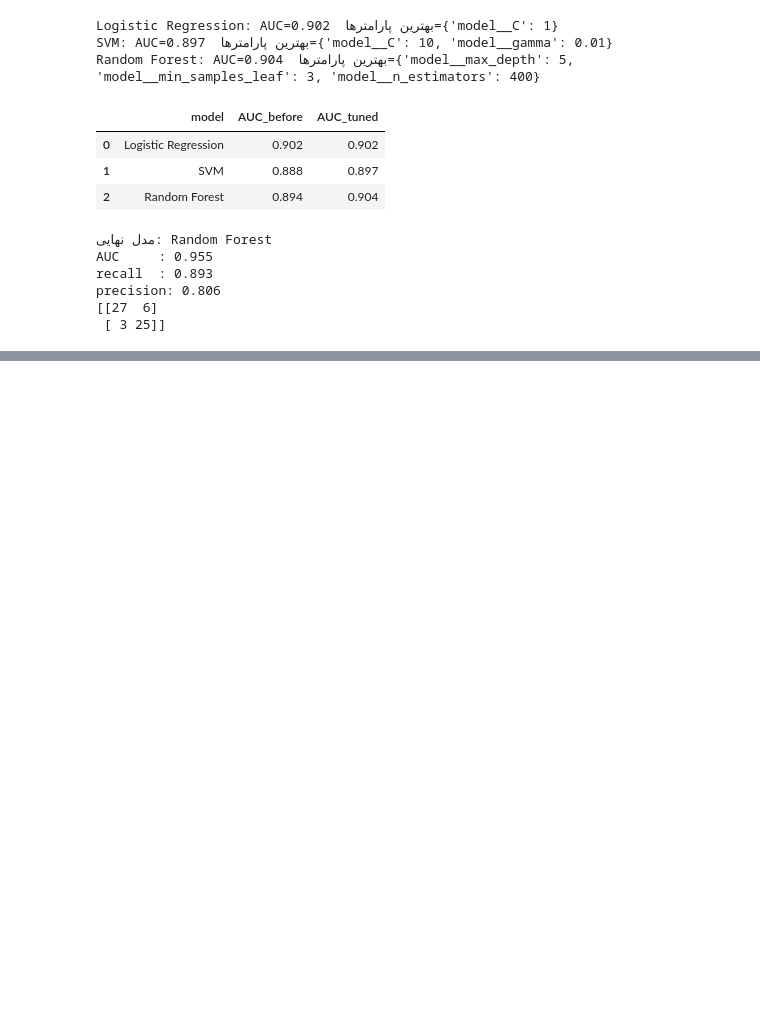
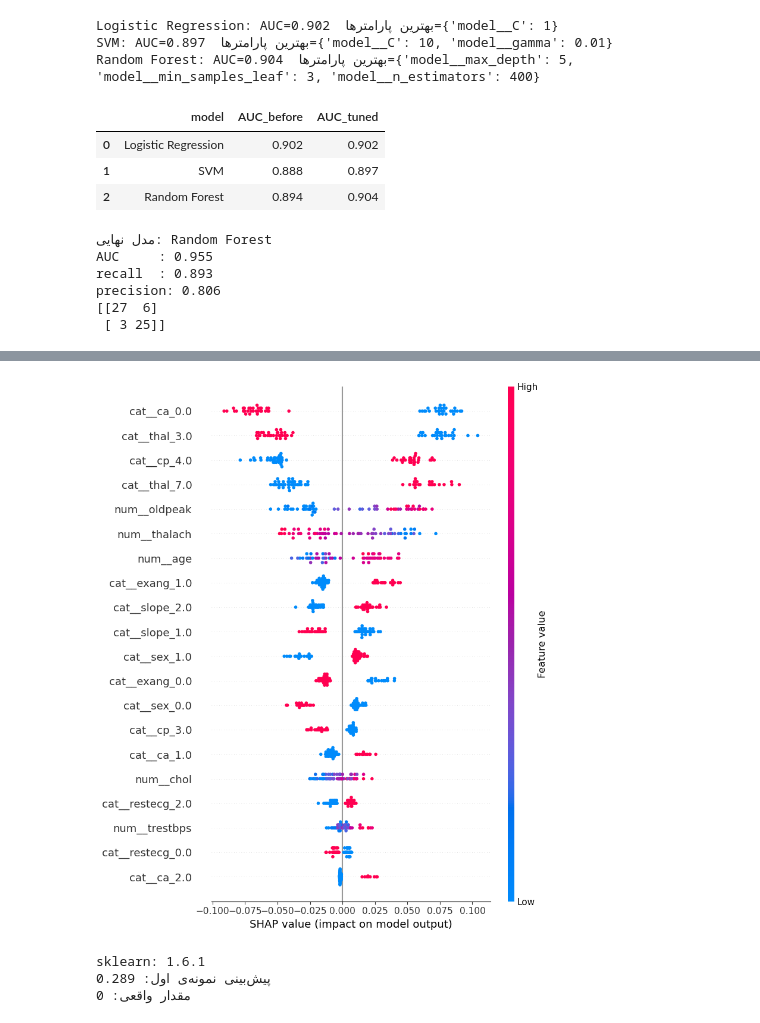
Before and after one commit to TahaAbbasi211/heart-disease-risk-prediction, a Jupyter notebook: notebooks/03_modeling.ipynb, the cells around one changed output, grey strips where cells are left out. Cells and saved outputs as stored; diff of their text form; code cells hidden in the pictures; blank space fills up the shorter version.

Commit message:
Add explainability analysis and save trained model

```diff
--- a/notebooks/03_modeling.ipynb
+++ b/notebooks/03_modeling.ipynb
@@ -187,0 +214,32 @@ precision: 0.806
+# %%
+import shap
+
+prep = best_model.named_steps["prep"]
+est = best_model.named_steps["model"]
+names = list(prep.get_feature_names_out())
+
+Xt_train = prep.transform(X_train)
+Xt_test = prep.transform(X_test)
+
+f = lambda data: est.predict_proba(data)[:, 1]
+explainer = shap.Explainer(f, shap.sample(Xt_train, 50, random_state=42),
+                           feature_names=names)
+sv = explainer(Xt_test)
+
+shap.summary_plot(sv.values, Xt_test, feature_names=names)
+# %% [output]
+[figure, added]
+# %%
+import joblib, sklearn
+
+joblib.dump(best_model, "../model.pkl")
+print("sklearn:", sklearn.__version__)
+
+loaded = joblib.load("../model.pkl")
+sample = X_test.iloc[[0]]
+print("پیش‌بینی نمونه‌ی اول:", loaded.predict_proba(sample)[0, 1].round(3))
+print("مقدار واقعی:", y_test.iloc[0])
+# %% [output]
+sklearn: 1.6.1
+پیش‌بینی نمونه‌ی اول: 0.289
+مقدار واقعی: 0
```
Also changed, not shown: parts of 1 cell of this notebook, 1 other file.
